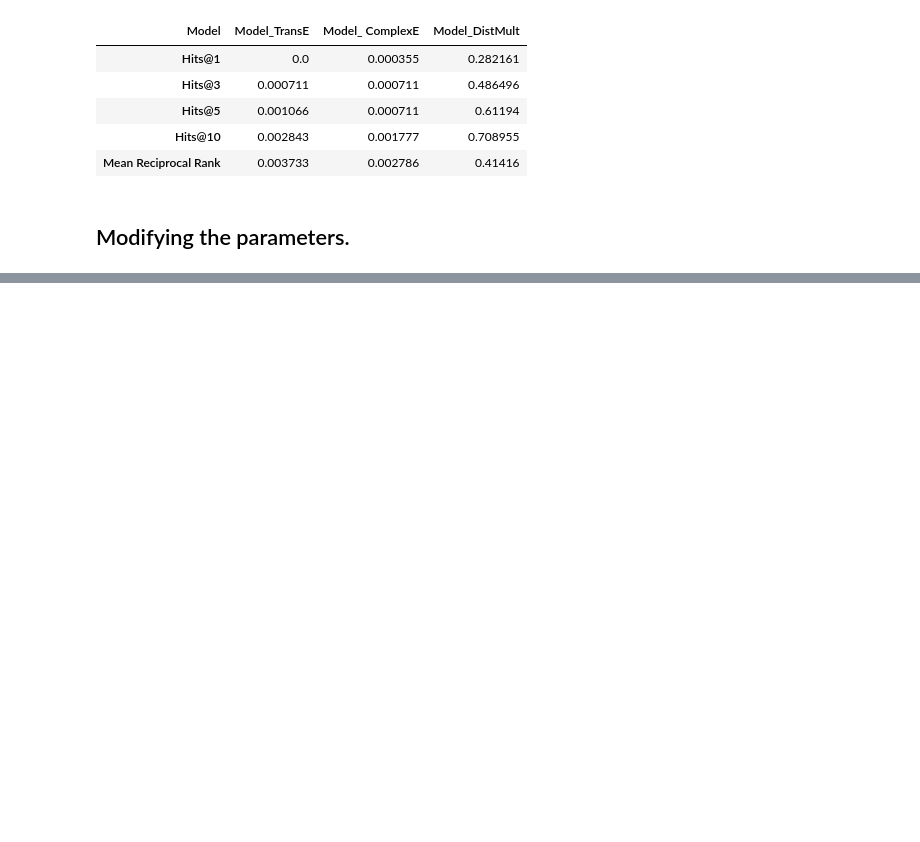
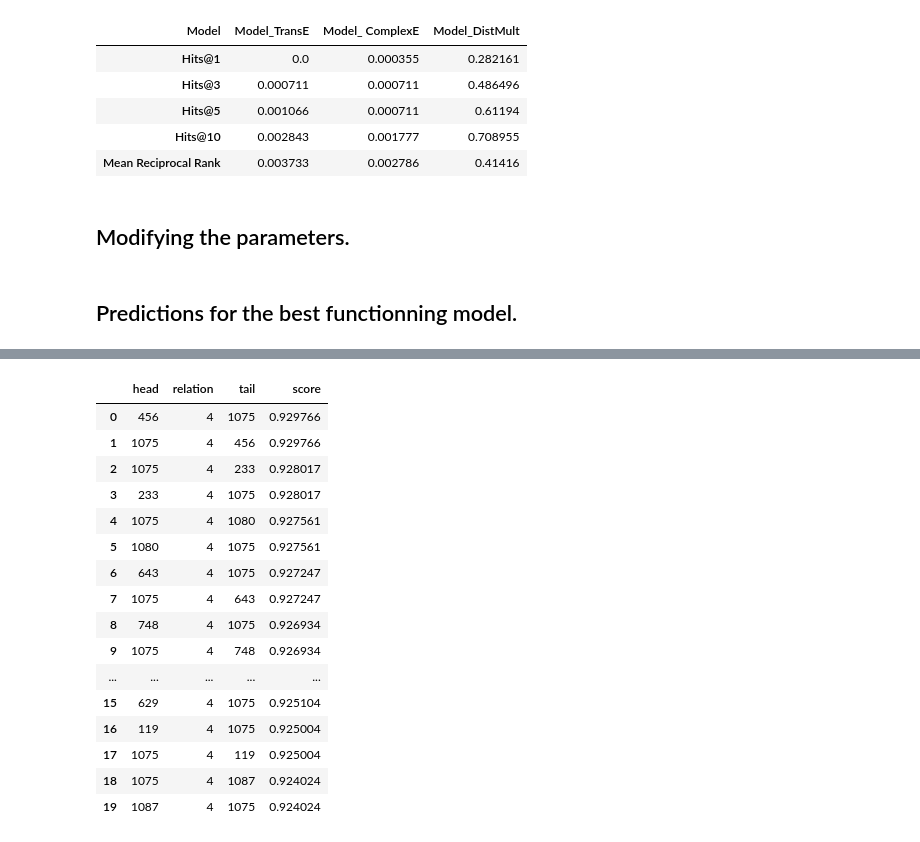
Before and after one commit to stear-alec/Knowledge_Graph, a Jupyter notebook: Using Pykeen.ipynb, the cells around one changed output, grey strips where cells are left out. Cells and saved outputs as stored; diff of their text form; code cells hidden in the pictures; blank space fills up the shorter version.

Commit message:
best model top 20 predictions

```diff
--- a/Using Pykeen.ipynb
+++ b/Using Pykeen.ipynb
@@ -132,5 +130,5 @@ Mean Reciprocal Rank: 0.002785974182188511
 ## 3. DistMult model
 # %%
 training, testing = triples_df.split()
-result_ComplexE = pipeline(training=training, testing=testing, model='DistMult', epochs=50)
+result_DistMult = pipeline(training=training, testing=testing, model='DistMult', epochs=50)
 # %% [output]
@@ -197,3 +193,14 @@ results_data_df
 ## Modifying the parameters.
 # %%
 #Try tweaking the parameters of the different models.
+# %% [markdown]
+## Predictions for the best functionning model.
+# %%
+model_DistMult=result_DistMult.model
+
+#testing_mapped_triples = Countries().testing.mapped_triples.to(model.device)
+top_20_predictions_df = predict.predict_all(model_DistMult, k=20).process().df
+pd.DataFrame(top_20_predictions_df).to_csv("disease_prediction.tsv",sep="\t",index=False,header=False)
+file=pd.read_csv("disease_prediction.tsv", sep="\t", names=["head","relation","tail","score"])
+file
+# %% [output]
@@ -199,0 +208,17 @@ results_data_df
+|  | head | relation | tail | score |
+| 0 | 456 | 4 | 1075 | 0.929766 |
+| 1 | 1075 | 4 | 456 | 0.929766 |
+| 2 | 1075 | 4 | 233 | 0.928017 |
+| 3 | 233 | 4 | 1075 | 0.928017 |
+| 4 | 1075 | 4 | 1080 | 0.927561 |
+| 5 | 1080 | 4 | 1075 | 0.927561 |
+| 6 | 643 | 4 | 1075 | 0.927247 |
+| 7 | 1075 | 4 | 643 | 0.927247 |
+| 8 | 748 | 4 | 1075 | 0.926934 |
+| 9 | 1075 | 4 | 748 | 0.926934 |
+| ... | ... | ... | ... | ... |
+| 15 | 629 | 4 | 1075 | 0.925104 |
+| 16 | 119 | 4 | 1075 | 0.925004 |
+| 17 | 1075 | 4 | 119 | 0.925004 |
+| 18 | 1075 | 4 | 1087 | 0.924024 |
+| 19 | 1087 | 4 | 1075 | 0.924024 |
```
Also changed, not shown: parts of 11 cells of this notebook, 2 other files.
